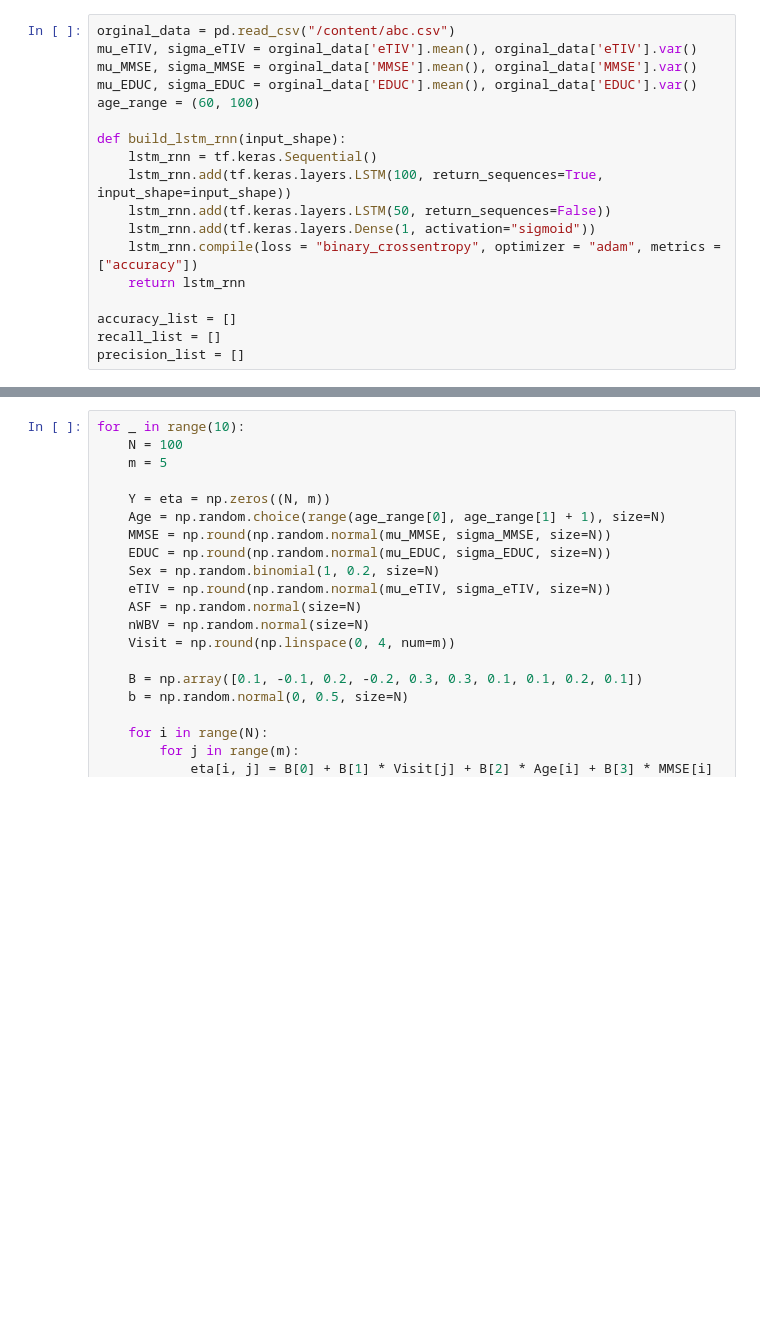
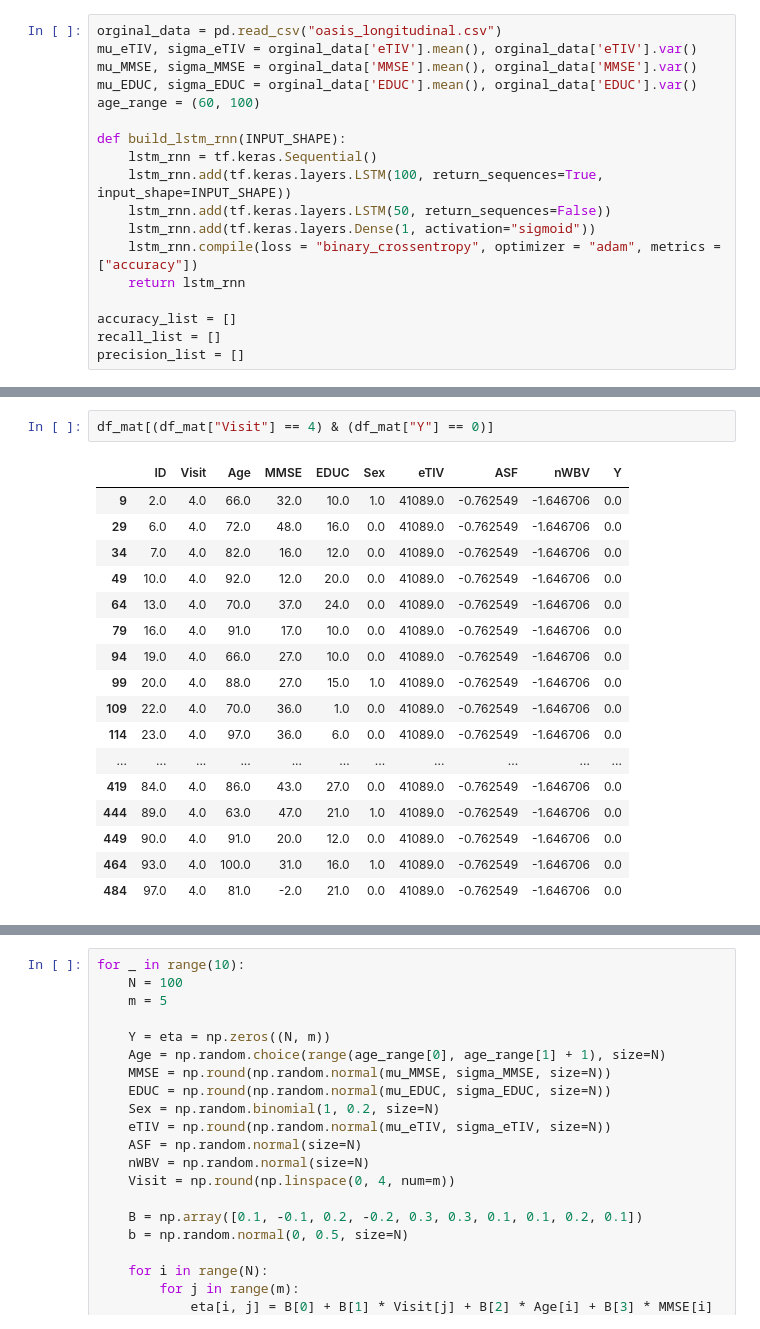
Before and after one commit to amyrmahdy/oasis-brain-project, a Jupyter notebook: data_simulation.ipynb, the cells around one changed output, grey strips where cells are left out. Drawn from its saved outputs; the diff is of its cells as text; blank space fills up the shorter version.

```diff
--- a/data_simulation.ipynb
+++ b/data_simulation.ipynb
@@ -20,15 +11,15 @@ from keras.preprocessing.sequence import TimeseriesGenerator
 from sklearn.metrics import f1_score, classification_report, confusion_matrix, ConfusionMatrixDisplay
 import scipy.special
 # %%
-orginal_data = pd.read_csv("/content/abc.csv")
+orginal_data = pd.read_csv("oasis_longitudinal.csv")
 mu_eTIV, sigma_eTIV = orginal_data['eTIV'].mean(), orginal_data['eTIV'].var()
 mu_MMSE, sigma_MMSE = orginal_data['MMSE'].mean(), orginal_data['MMSE'].var()
 mu_EDUC, sigma_EDUC = orginal_data['EDUC'].mean(), orginal_data['EDUC'].var()
 age_range = (60, 100)
 
-def build_lstm_rnn(input_shape):
+def build_lstm_rnn(INPUT_SHAPE):
     lstm_rnn = tf.keras.Sequential()
-    lstm_rnn.add(tf.keras.layers.LSTM(100, return_sequences=True, input_shape=input_shape))
+    lstm_rnn.add(tf.keras.layers.LSTM(100, return_sequences=True, input_shape=INPUT_SHAPE))
     lstm_rnn.add(tf.keras.layers.LSTM(50, return_sequences=False))
     lstm_rnn.add(tf.keras.layers.Dense(1, activation="sigmoid"))
     lstm_rnn.compile(loss = "binary_crossentropy", optimizer = "adam", metrics = ["accuracy"])
@@ -81 +93,21 @@ for i in range(N):
+# %%
+df_mat[(df_mat["Visit"] == 4) & (df_mat["Y"] == 0)]
+# %% [output]
+|  | ID | Visit | Age | MMSE | EDUC | Sex | eTIV | ASF | nWBV | Y |
+| 9 | 2.0 | 4.0 | 66.0 | 32.0 | 10.0 | 1.0 | 41089.0 | -0.762549 | -1.646706 | 0.0 |
+| 29 | 6.0 | 4.0 | 72.0 | 48.0 | 16.0 | 0.0 | 41089.0 | -0.762549 | -1.646706 | 0.0 |
+| 34 | 7.0 | 4.0 | 82.0 | 16.0 | 12.0 | 0.0 | 41089.0 | -0.762549 | -1.646706 | 0.0 |
+| 49 | 10.0 | 4.0 | 92.0 | 12.0 | 20.0 | 0.0 | 41089.0 | -0.762549 | -1.646706 | 0.0 |
+| 64 | 13.0 | 4.0 | 70.0 | 37.0 | 24.0 | 0.0 | 41089.0 | -0.762549 | -1.646706 | 0.0 |
+| 79 | 16.0 | 4.0 | 91.0 | 17.0 | 10.0 | 0.0 | 41089.0 | -0.762549 | -1.646706 | 0.0 |
+| 94 | 19.0 | 4.0 | 66.0 | 27.0 | 10.0 | 0.0 | 41089.0 | -0.762549 | -1.646706 | 0.0 |
+| 99 | 20.0 | 4.0 | 88.0 | 27.0 | 15.0 | 1.0 | 41089.0 | -0.762549 | -1.646706 | 0.0 |
+| 109 | 22.0 | 4.0 | 70.0 | 36.0 | 1.0 | 0.0 | 41089.0 | -0.762549 | -1.646706 | 0.0 |
+| 114 | 23.0 | 4.0 | 97.0 | 36.0 | 6.0 | 0.0 | 41089.0 | -0.762549 | -1.646706 | 0.0 |
+| ... | ... | ... | ... | ... | ... | ... | ... | ... | ... | ... |
+| 419 | 84.0 | 4.0 | 86.0 | 43.0 | 27.0 | 0.0 | 41089.0 | -0.762549 | -1.646706 | 0.0 |
+| 444 | 89.0 | 4.0 | 63.0 | 47.0 | 21.0 | 1.0 | 41089.0 | -0.762549 | -1.646706 | 0.0 |
+| 449 | 90.0 | 4.0 | 91.0 | 20.0 | 12.0 | 0.0 | 41089.0 | -0.762549 | -1.646706 | 0.0 |
+| 464 | 93.0 | 4.0 | 100.0 | 31.0 | 16.0 | 1.0 | 41089.0 | -0.762549 | -1.646706 | 0.0 |
+| 484 | 97.0 | 4.0 | 81.0 | -2.0 | 21.0 | 0.0 | 41089.0 | -0.762549 | -1.646706 | 0.0 |
 # %%
```
Also changed, not shown: parts of 10 cells of this notebook.
